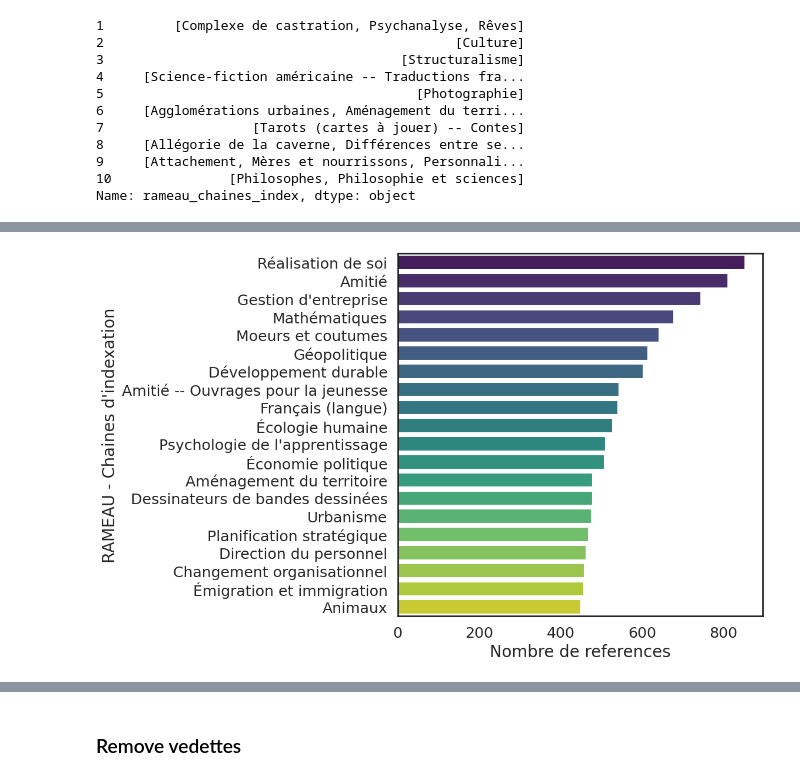
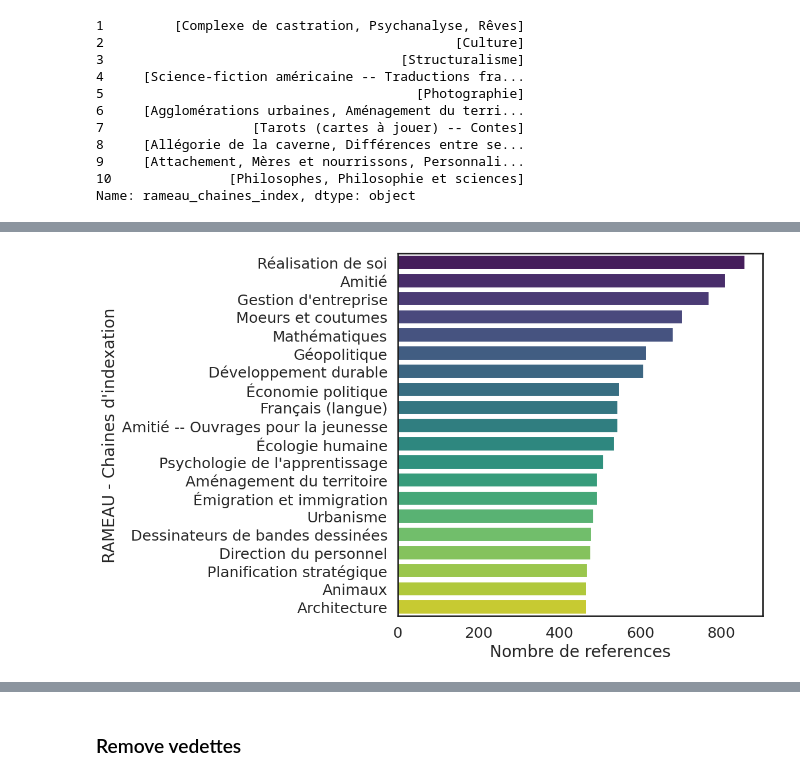
Before and after one commit to abes-esr/labo-indexation-ai, a Jupyter notebook: NoticeExtraction_cleaning.ipynb, the cells around one changed output, grey strips where cells are left out. Cells and saved outputs as stored; diff of their text form; code cells hidden in the pictures.

```diff
--- a/NoticeExtraction_cleaning.ipynb
+++ b/NoticeExtraction_cleaning.ipynb
@@ -226,0 +244,21 @@ merge_with_dewey = False
+# %%
+if clean_concepts:
+    rameau_file_td = "extraction/liste_concepts_rameau_sans_vedetteConstruites.csv"
+    rameau_file_tf = "extraction/Tf8_Forme-genre_Rameau_juin_2023.csv"
+    ram_td = pd.read_csv(os.path.join(data_path, rameau_file_td), encoding="latin-1")
+    ram_tf = pd.read_csv(os.path.join(data_path, rameau_file_tf), encoding="utf-8", sep=";")
+    ram_tf = ram_tf.rename(columns={"A001_AS":"PPN", "A008_AS":'type', 'A003_AS': "URI", "A280.A280Sa_AS":"NOM"})
+
+    if with_vedettes_preconstruites:
+        # Get Tf with vedettes preconstruites
+        rameau_file_td_preconstruites = "extraction/liste_concepts_rameau.csv"
+        ram_td_preconstr = pd.read_csv(os.path.join(data_path, rameau_file_td_preconstruites), encoding="latin-1")
+        # Concatenate Tf and Td concepts
+        authorized_concepts = pd.concat([ram_td["NOM"], ram_td_preconstr["NOM"], ram_tf["NOM"]]).dropna().to_list()
+
+    else:
+        # Concatenate Tf and Td concepts
+        authorized_concepts = pd.concat([ram_td["NOM"],  ram_tf["NOM"]]).dropna().to_list()
+
+    authorized_concepts = set(authorized_concepts)
+    print(f"{len(authorized_concepts)} authorized concepts among Td and tf")
@@ -279,0 +346,3 @@ df.loc[:, "DESCR"] = df.loc[:, 'TITRE'] + ' ' + df.loc[:, 'RESUME']
+# %%
+df["RAMEAU_CHECKED"] = df["RAMEAU"].apply(lambda x: check_sudoc_indexation(x))
+df.head(20)
@@ -281,7 +382,7 @@ df.loc[:, "DESCR"] = df.loc[:, 'TITRE'] + ' ' + df.loc[:, 'RESUME']
 # Explore RAMEAU
 # %%
 # Extraction des indices contenant " -- " dans la colonne RAMEAU => i.e chaines d'indexation
-df["presence_chaine_indexation"] = df["RAMEAU"].apply(lambda x: True if re.search(' -- ', x) else False)
+df["presence_chaine_indexation"] = df["RAMEAU_CHECKED"].apply(lambda x: True if re.search(' -- ', x) else False)
 n_chaine_index = df["presence_chaine_indexation"].sum()
 print(f"Le jeu de données contient {n_chaine_index} notices avec des chaines d'indexation")
 # %% [output]
@@ -305,6 +424,6 @@ df.loc[df["presence_chaine_indexation"] == True, ["PPN", "RAMEAU"]]
 # %%
 # Extraction des chaines d'indexation
-df["rameau_chaines_index"] = df["RAMEAU"].apply(lambda x: x.split(';'))
+df["rameau_chaines_index"] = df["RAMEAU_CHECKED"].apply(lambda x: x.split(';'))
 print(df.loc[1:10, "rameau_chaines_index"])
 # %% [output]
 1         [Complexe de castration, Psychanalyse, Rêves]
@@ -330,13 +449,13 @@ print(f"{len(rameau_list_chaines_index)} chaines d'indexation rameau, dont {len(
 # %%
 plot_barplot_of_tags(
     tags_list=rameau_list_chaines_index,
     nb_of_tags=20,
     xlabel="Nombre de references",
     ylabel="RAMEAU - Chaines d'indexation",
-    figsave=str(filename + "_" + 'barplot_Rameau_ChainesIndex.png'),
+    figsave=str(filename + "_" + 'barplot_Rameau_ChainesIndex_after_cleaning.png'),
     figsize=(8, 8))
 # %% [output]
-[figure, old version]
+[figure, new version]
 # %%
 # Mettre à plat TOUS les mots clé
 pattern = r';\s*(?![^()]*\))| -- '
```
Also changed, not shown: parts of 29 cells of this notebook.
